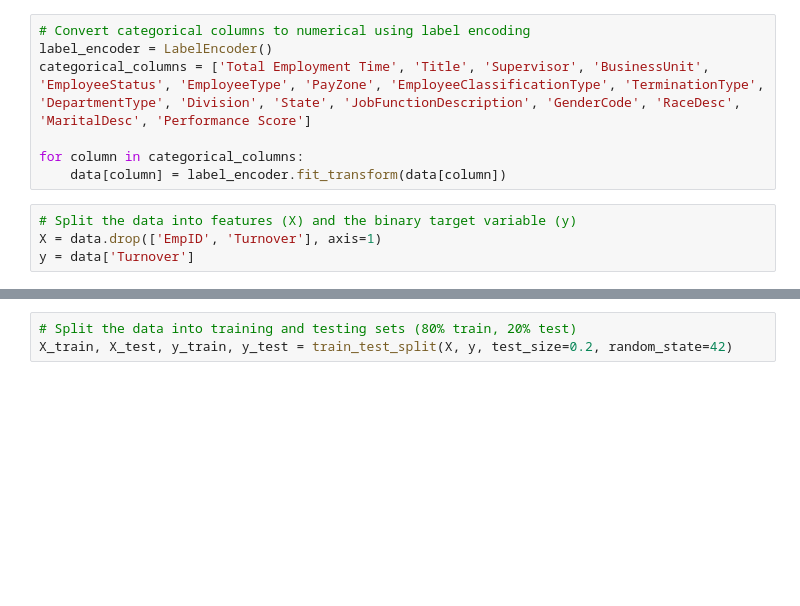
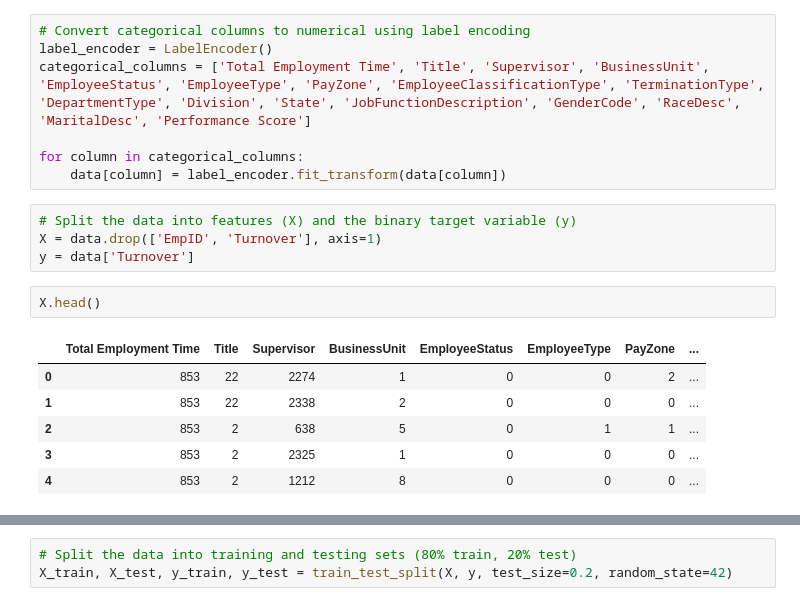
Before and after one commit to maria-alsayed/Project-4, a Jupyter notebook: Model/HR_model.ipynb, the cells around one changed output, grey strips where cells are left out. Cells and saved outputs as stored; diff of their text form; blank space fills up the shorter version.

```diff
--- a/Model/HR_model.ipynb
+++ b/Model/HR_model.ipynb
@@ -59,3 +62,12 @@ for column in categorical_columns:
 # Split the data into features (X) and the binary target variable (y)
 X = data.drop(['EmpID', 'Turnover'], axis=1)
 y = data['Turnover']
+# %%
+X.head()
+# %% [output]
+|  | Total Employment Time | Title | Supervisor | BusinessUnit | EmployeeStatus | EmployeeType | PayZone | ... |
+| 0 | 853 | 22 | 2274 | 1 | 0 | 0 | 2 | ... |
+| 1 | 853 | 22 | 2338 | 2 | 0 | 0 | 0 | ... |
+| 2 | 853 | 2 | 638 | 5 | 0 | 1 | 1 | ... |
+| 3 | 853 | 2 | 2325 | 1 | 0 | 0 | 0 | ... |
+| 4 | 853 | 2 | 1212 | 8 | 0 | 0 | 0 | ... |
```
Also changed, not shown: parts of 4 cells of this notebook.
